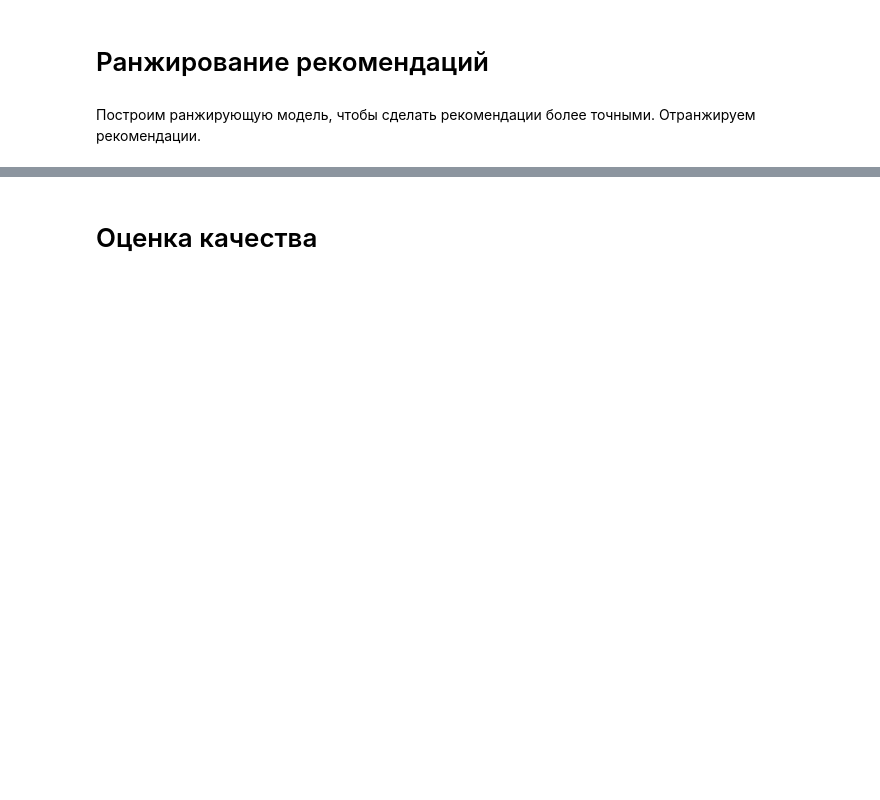
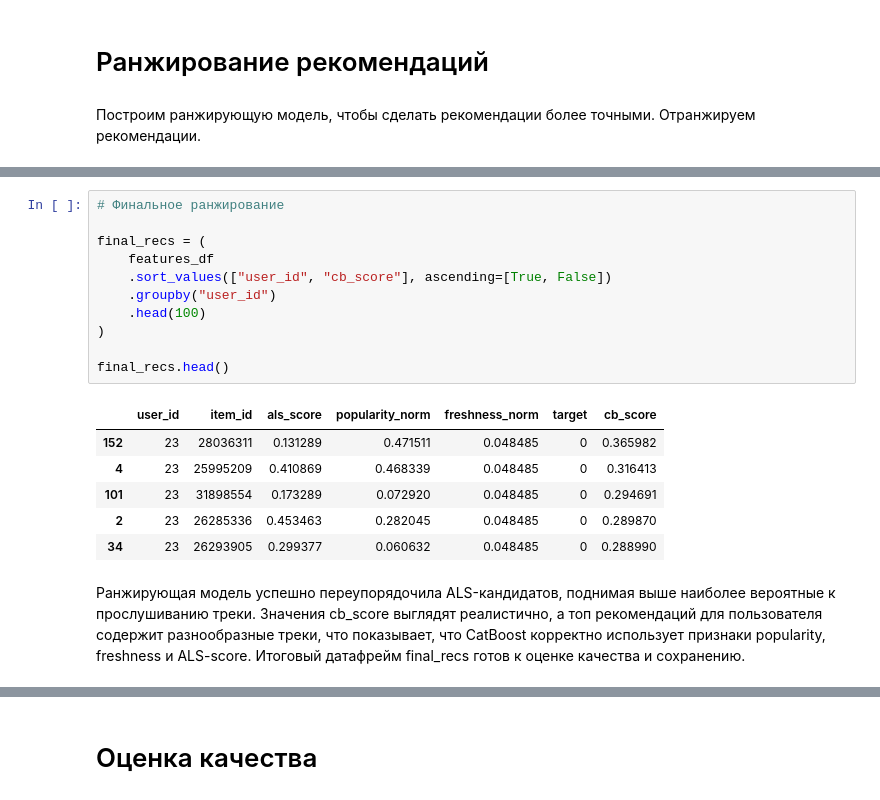
Before and after one commit to alina-tad/mle-project-sprint-4-v001, a Jupyter notebook: recommendations.ipynb, the cells around one changed output, grey strips where cells are left out. Cells and saved outputs as stored; diff of their text form; blank space fills up the shorter version.

```diff
--- a/recommendations.ipynb
+++ b/recommendations.ipynb
@@ -880,0 +1064,22 @@ print("✅ similar.parquet отправлен в S3:", SIMILAR_KEY)
+# %%
+# Финальное ранжирование
+
+final_recs = (
+    features_df
+    .sort_values(["user_id", "cb_score"], ascending=[True, False])
+    .groupby("user_id")
+    .head(100)
+)
+
+final_recs.head()
+# %% [output]
+|  | user_id | item_id | als_score | popularity_norm | freshness_norm | target | cb_score |
+| 152 | 23 | 28036311 | 0.131289 | 0.471511 | 0.048485 | 0 | 0.365982 |
+| 4 | 23 | 25995209 | 0.410869 | 0.468339 | 0.048485 | 0 | 0.316413 |
+| 101 | 23 | 31898554 | 0.173289 | 0.072920 | 0.048485 | 0 | 0.294691 |
+| 2 | 23 | 26285336 | 0.453463 | 0.282045 | 0.048485 | 0 | 0.289870 |
+| 34 | 23 | 26293905 | 0.299377 | 0.060632 | 0.048485 | 0 | 0.288990 |
+# %% [markdown]
+Ранжирующая модель успешно переупорядочила ALS-кандидатов, поднимая выше наиболее вероятные к прослушиванию треки.
+Значения cb_score выглядят реалистично, а топ рекомендаций для пользователя содержит разнообразные треки, что показывает, что CatBoost корректно использует признаки popularity, freshness и ALS-score.
+Итоговый датафрейм final_recs готов к оценке качества и сохранению.
```
Also changed, not shown: parts of 11 cells of this notebook.
